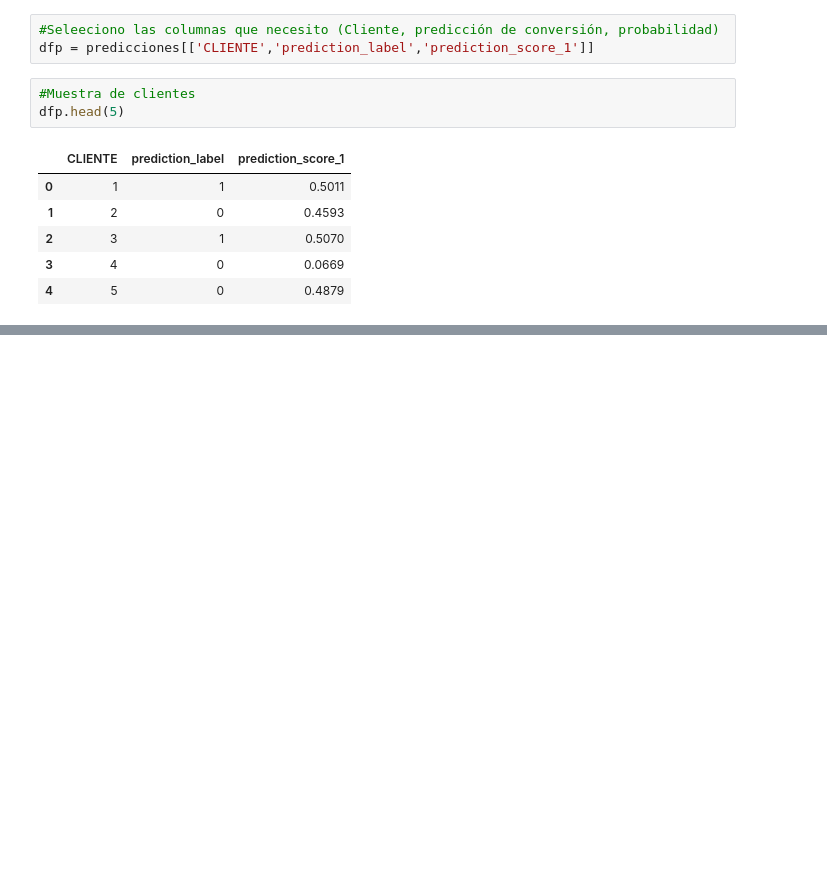
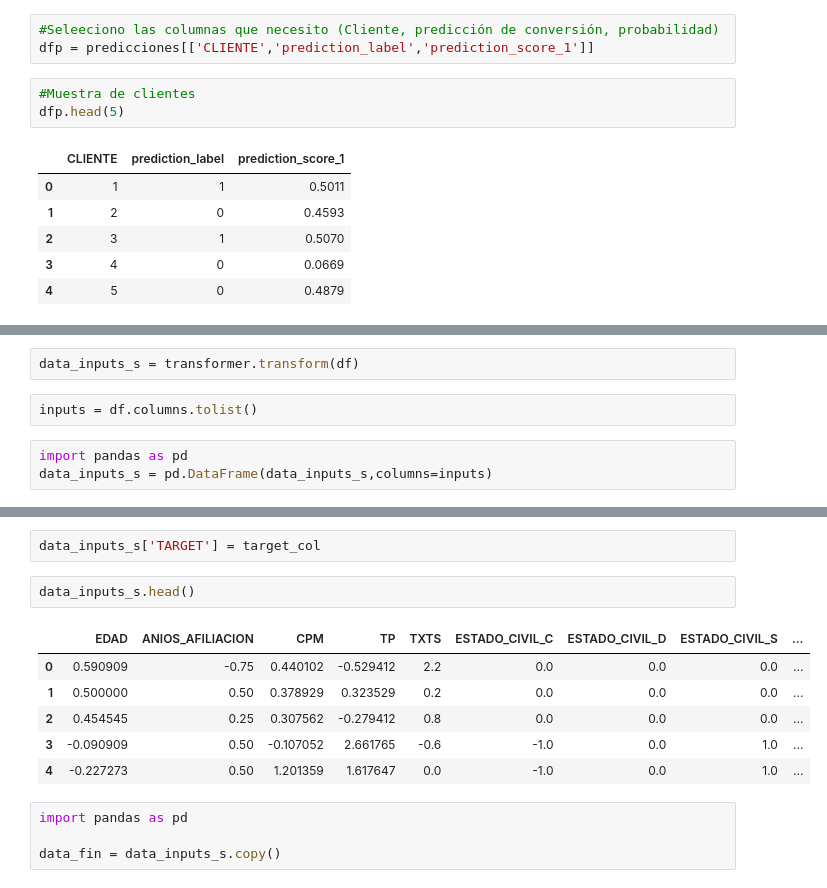
Before and after one commit to jorgesolisservelion/portfolio, a Jupyter notebook: Campaña_Mkt_Mailing.ipynb, the cells around one changed output, grey strips where cells are left out. Cells and saved outputs as stored; diff of their text form; blank space fills up the shorter version.

```diff
--- a/Campaña_Mkt_Mailing.ipynb
+++ b/Campaña_Mkt_Mailing.ipynb
@@ -384,0 +454,7 @@ dfp.head(5)
+# %%
+data_inputs_s = transformer.transform(df)
+# %%
+inputs = df.columns.tolist()
+# %%
+import pandas as pd
+data_inputs_s = pd.DataFrame(data_inputs_s,columns=inputs)
@@ -384,0 +468,15 @@ dfp.head(5)
+# %%
+data_inputs_s['TARGET'] = target_col
+# %%
+data_inputs_s.head()
+# %% [output]
+|  | EDAD | ANIOS_AFILIACION | CPM | TP | TXTS | ESTADO_CIVIL_C | ESTADO_CIVIL_D | ESTADO_CIVIL_S | ... |
+| 0 | 0.590909 | -0.75 | 0.440102 | -0.529412 | 2.2 | 0.0 | 0.0 | 0.0 | ... |
+| 1 | 0.500000 | 0.50 | 0.378929 | 0.323529 | 0.2 | 0.0 | 0.0 | 0.0 | ... |
+| 2 | 0.454545 | 0.25 | 0.307562 | -0.279412 | 0.8 | 0.0 | 0.0 | 0.0 | ... |
+| 3 | -0.090909 | 0.50 | -0.107052 | 2.661765 | -0.6 | -1.0 | 0.0 | 1.0 | ... |
+| 4 | -0.227273 | 0.50 | 1.201359 | 1.617647 | 0.0 | -1.0 | 0.0 | 1.0 | ... |
+# %%
+import pandas as pd
+
+data_fin = data_inputs_s.copy()
```
Also changed, not shown: parts of 44 cells of this notebook.
